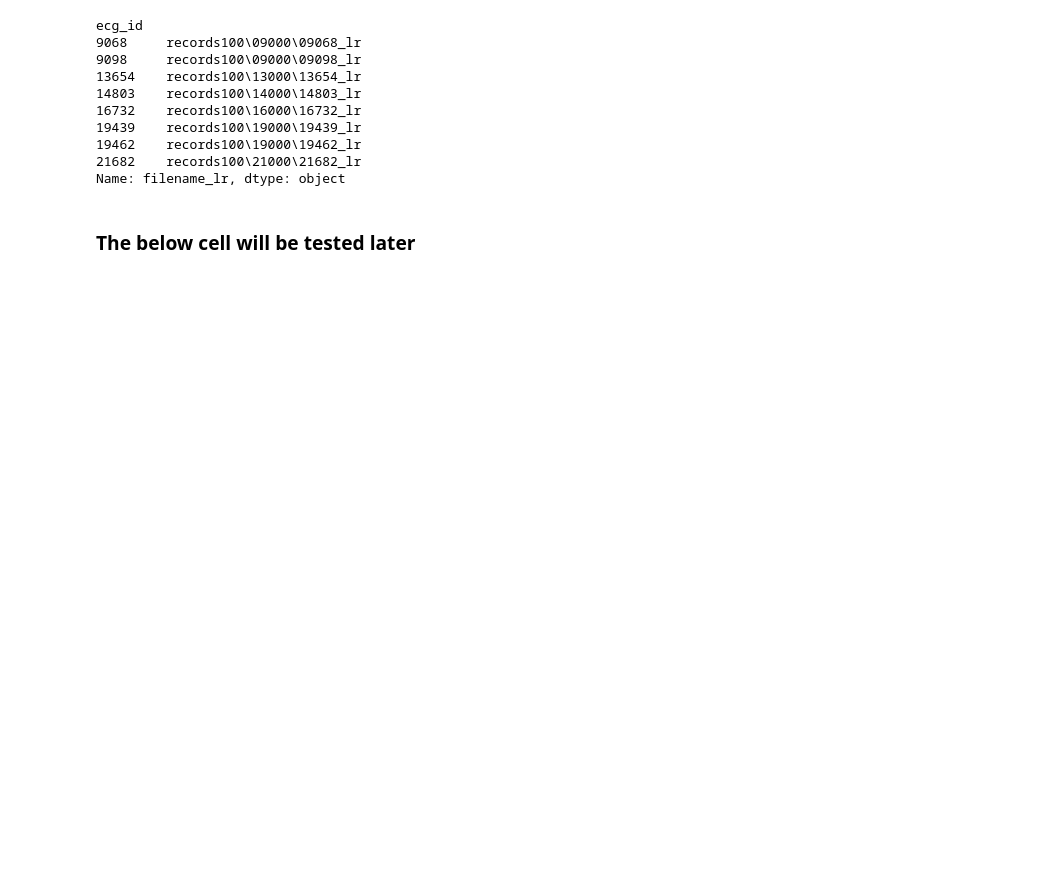
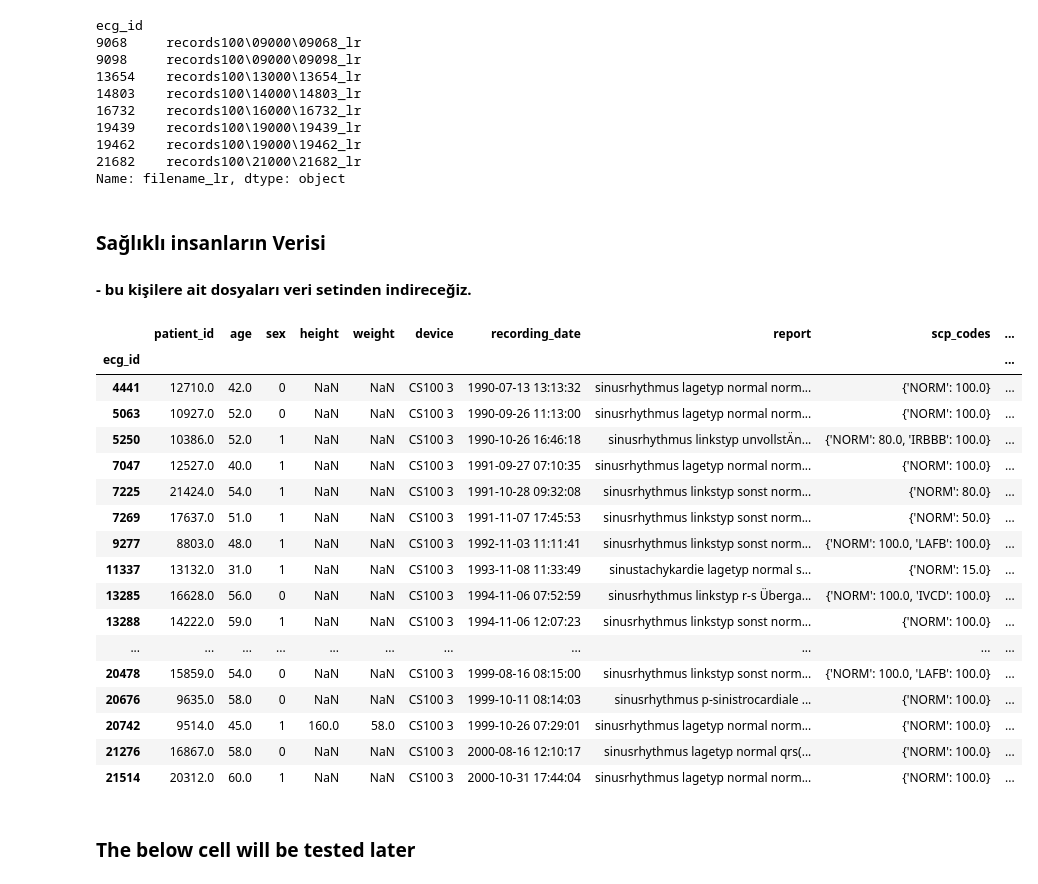
Before and after one commit to cem-cagatay/elec447, a Jupyter notebook: elec447_project.ipynb, the cells around one changed output. Drawn from its saved outputs; the diff is of its cells as text; code cells hidden in the pictures; blank space fills up the shorter version.

Commit message:
NORM dataframe created

```diff
--- a/elec447_project.ipynb
+++ b/elec447_project.ipynb
@@ -281,14 +259,9 @@ ecg_id
 19462    records100\19000\19462_lr
 21682    records100\21000\21682_lr
 Name: filename_lr, dtype: object
-# %% [markdown]
-### The below cell will be tested later
 # %%
-# Load raw signal data
-X = load_raw_data(Y, sampling_rate, path) # currently you do not have all the signals, therefore it's not working
-
 # Load scp_statements.csv for diagnostic aggregation
-agg_df = pd.read_csv(path+'scp_statements.csv', index_col=0)
+agg_df = pd.read_csv('scp_statements.csv', index_col=0)
 agg_df = agg_df[agg_df.diagnostic == 1]
 
 def aggregate_diagnostic(y_dic):
@@ -300,12 +273,53 @@ def aggregate_diagnostic(y_dic):
 
 # apply aggregate_diagnostic function to Y.scp_codes column
 Y['diagnostic_superclass'] = Y.scp_codes.apply(aggregate_diagnostic)
-
-# Split data into train and test
-test_fold = 10
-# Train
-X_train = X[np.where(Y.strat_fold != test_fold)]
-y_train = Y[(Y.strat_fold != test_fold)].diagnostic_superclass
-# Test
-X_test = X[np.where(Y.strat_fold == test_fold)]
-y_test = Y[Y.strat_fold == test_fold].diagnostic_superclass
+# %% [markdown]
+### Sağlıklı insanların Verisi
+#### - bu kişilere ait dosyaları veri setinden indireceğiz.
+# %%
+norm_key = {'NORM'}
+
+# Function to check if all required keys are in the dictionary
+def contains_required_keys(d):
+    return norm_key.issubset(d.keys())
+
+# Create a boolean mask
+mask = Y['scp_codes'].apply(contains_required_keys)
+
+# Filter the DataFrame
+Y_norm = Y[mask]
+# %%
+norm_age_mask = (Y_norm['age'] >= min_age) & (Y_norm['age'] <= max_age)
+norm_filtered = Y_norm[norm_age_mask]
+
+# remove the specified columns
+norm_filtered = norm_filtered.drop(columns=columns_to_remove)
+
+# boolean mask to filter the dataframe by "age", "human validation", and "device"
+
+norm_filtered = norm_filtered[norm_filtered.validated_by_human == True]
+norm_filtered = norm_filtered[norm_filtered.device == 'CS100    3']
+strat_fold_mask = (norm_filtered['strat_fold'] < 9)
+norm_filtered = norm_filtered[strat_fold_mask]
+norm_filtered
+# %% [output]
+|  | patient_id | age | sex | height | weight | device | recording_date | report | scp_codes | ... |
+| ecg_id |  |  |  |  |  |  |  |  |  | ... |
+| 4441 | 12710.0 | 42.0 | 0 | NaN | NaN | CS100 3 | 1990-07-13 13:13:32 | sinusrhythmus lagetyp normal norm... | {'NORM': 100.0} | ... |
+| 5063 | 10927.0 | 52.0 | 0 | NaN | NaN | CS100 3 | 1990-09-26 11:13:00 | sinusrhythmus lagetyp normal norm... | {'NORM': 100.0} | ... |
+| 5250 | 10386.0 | 52.0 | 1 | NaN | NaN | CS100 3 | 1990-10-26 16:46:18 | sinusrhythmus linkstyp unvollstÄn... | {'NORM': 80.0, 'IRBBB': 100.0} | ... |
+| 7047 | 12527.0 | 40.0 | 1 | NaN | NaN | CS100 3 | 1991-09-27 07:10:35 | sinusrhythmus lagetyp normal norm... | {'NORM': 100.0} | ... |
+| 7225 | 21424.0 | 54.0 | 1 | NaN | NaN | CS100 3 | 1991-10-28 09:32:08 | sinusrhythmus linkstyp sonst norm... | {'NORM': 80.0} | ... |
+| 7269 | 17637.0 | 51.0 | 1 | NaN | NaN | CS100 3 | 1991-11-07 17:45:53 | sinusrhythmus linkstyp sonst norm... | {'NORM': 50.0} | ... |
+| 9277 | 8803.0 | 48.0 | 1 | NaN | NaN | CS100 3 | 1992-11-03 11:11:41 | sinusrhythmus linkstyp sonst norm... | {'NORM': 100.0, 'LAFB': 100.0} | ... |
+| 11337 | 13132.0 | 31.0 | 1 | NaN | NaN | CS100 3 | 1993-11-08 11:33:49 | sinustachykardie lagetyp normal s... | {'NORM': 15.0} | ... |
+| 13285 | 16628.0 | 56.0 | 0 | NaN | NaN | CS100 3 | 1994-11-06 07:52:59 | sinusrhythmus linkstyp r-s Überga... | {'NORM': 100.0, 'IVCD': 100.0} | ... |
+| 13288 | 14222.0 | 59.0 | 1 | NaN | NaN | CS100 3 | 1994-11-06 12:07:23 | sinusrhythmus linkstyp sonst norm... | {'NORM': 100.0} | ... |
+| ... | ... | ... | ... | ... | ... | ... | ... | ... | ... | ... |
+| 20478 | 15859.0 | 54.0 | 0 | NaN | NaN | CS100 3 | 1999-08-16 08:15:00 | sinusrhythmus linkstyp sonst norm... | {'NORM': 100.0, 'LAFB': 100.0} | ... |
+| 20676 | 9635.0 | 58.0 | 0 | NaN | NaN | CS100 3 | 1999-10-11 08:14:03 | sinusrhythmus p-sinistrocardiale ... | {'NORM': 100.0} | ... |
+| 20742 | 9514.0 | 45.0 | 1 | 160.0 | 58.0 | CS100 3 | 1999-10-26 07:29:01 | sinusrhythmus lagetyp normal norm... | {'NORM': 100.0} | ... |
+| 21276 | 16867.0 | 58.0 | 0 | NaN | NaN | CS100 3 | 2000-08-16 12:10:17 | sinusrhythmus lagetyp normal qrs(... | {'NORM': 100.0} | ... |
+| 21514 | 20312.0 | 60.0 | 1 | NaN | NaN | CS100 3 | 2000-10-31 17:44:04 | sinusrhythmus lagetyp normal norm... | {'NORM': 100.0} | ... |
+# %% [markdown]
+### The below cell will be tested later
```
Also changed, not shown: parts of 4 cells of this notebook.
